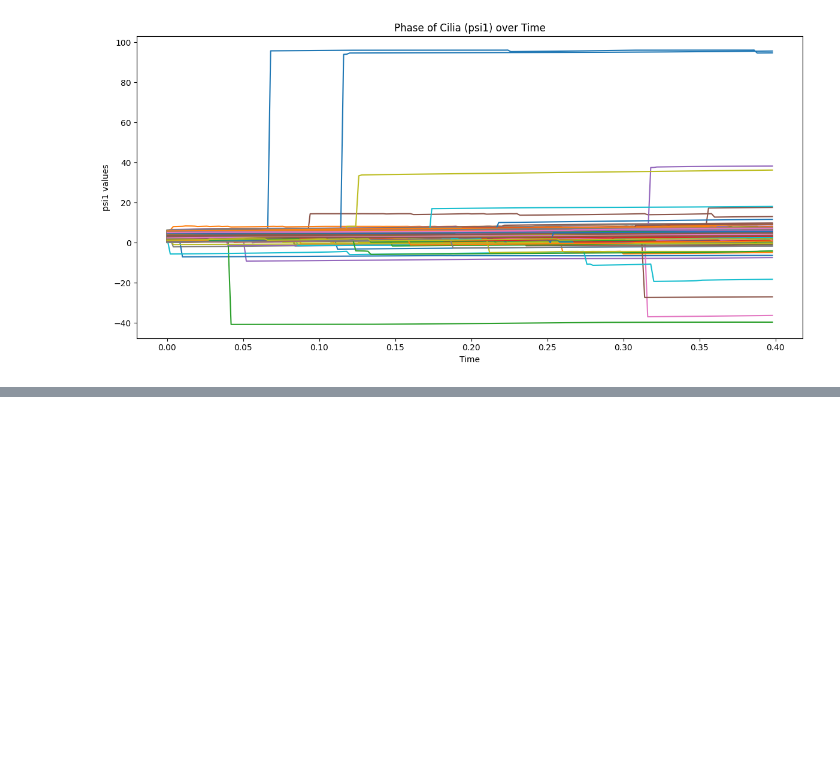
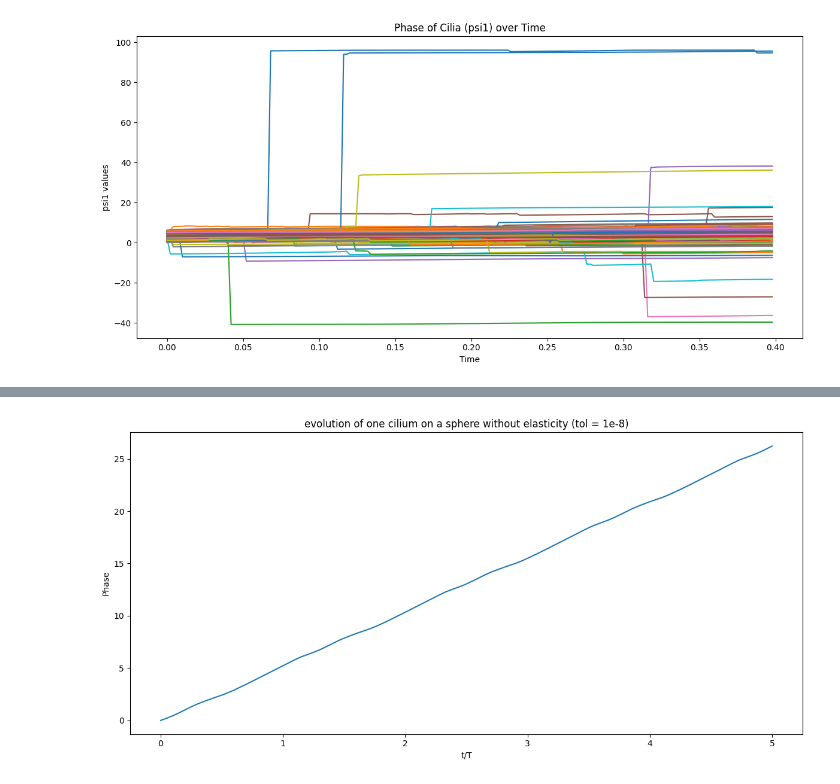
Before and after one commit to Biofluid-Dynamics-Group/cuda-filaments, a Jupyter notebook: analysis/emergent.ipynb, the cells around one changed output, grey strips where cells are left out. Saved outputs shown, nothing was run; the diff lists cells and outputs as text; code cells hidden in the pictures; blank space fills up the shorter version.

```diff
--- a/analysis/emergent.ipynb
+++ b/analysis/emergent.ipynb
@@ -31,0 +107,30 @@ plt.show()
+# %%
+import numpy as np
+import matplotlib.pyplot as plt
+
+
+path = '../data/sphere_one_cilium_no_elas/20250403/ciliate_1fil_9000blob_8.00R_0.0100torsion_0.2182tilt_0.3000f_eff_1.4960theta0_0.0000freqshift_true_states.dat'
+
+# Load the data from the .dat file
+data = np.loadtxt(path)
+
+# Extract time values
+time = data[:, 0] / 500.0  # Since i/500 is time
+
+# Extract psi1 values
+psi1_values = data[:, 2]
+
+# Create a figure and axes
+plt.figure(figsize=(12, 6))
+
+# Plot each psi1 value over time without a legend
+plt.plot(time[:], psi1_values[:])
+
+plt.xlabel('t/T')
+plt.ylabel('Phase')
+plt.title('evolution of one cilium on a sphere without elasticity (tol = 1e-8)')
+
+plt.tight_layout()
+plt.show()
+# %% [output]
+[figure, added]
```
Also changed, not shown: parts of 5 cells of this notebook, 4 other files.
